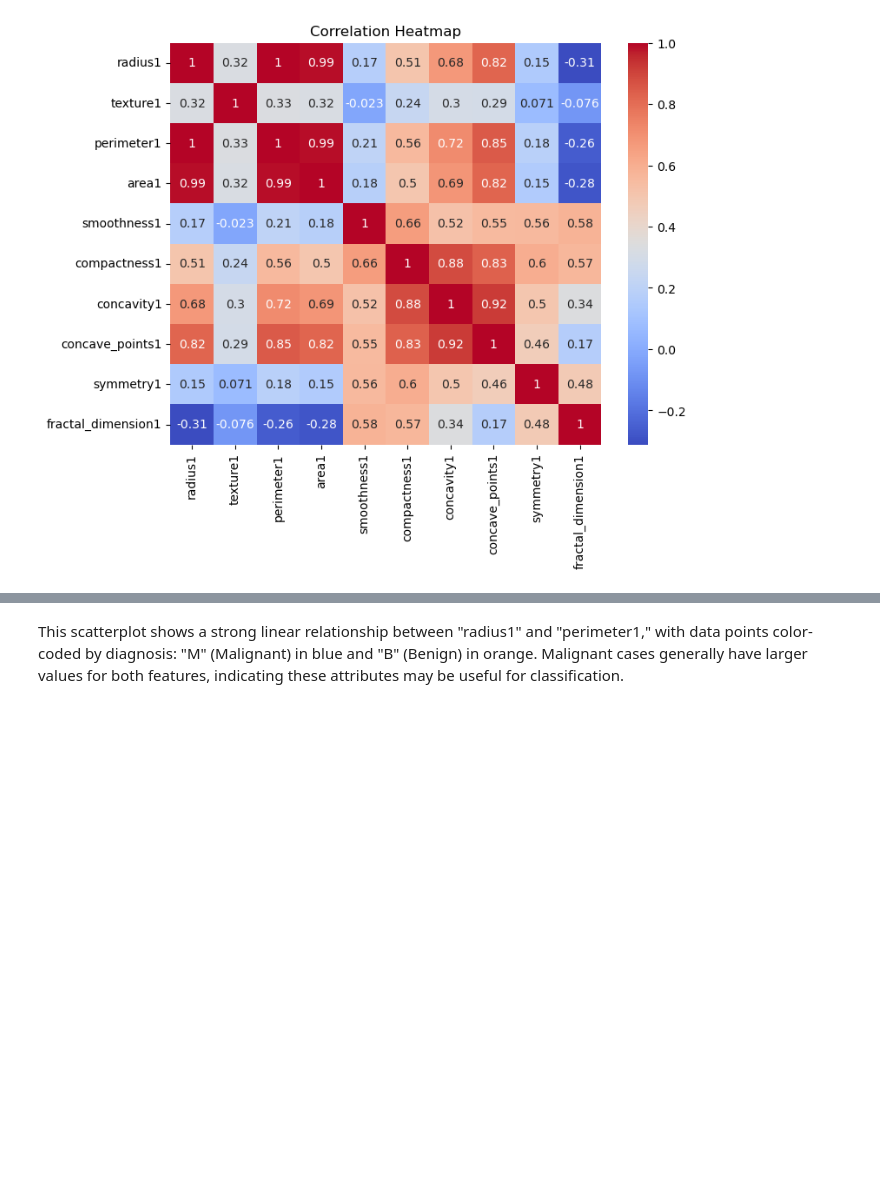
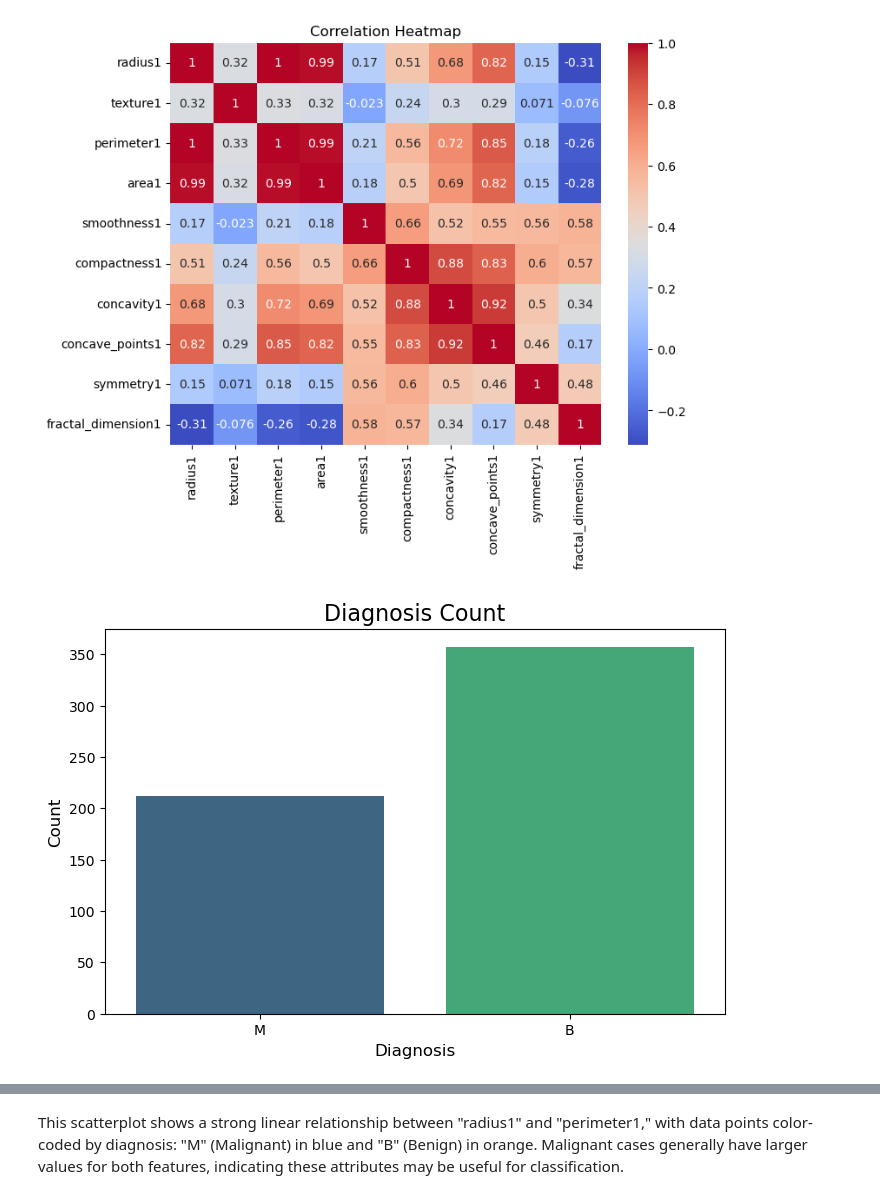
Before and after one commit to Niklauzi/Machine-Learning-Projects, a Jupyter notebook: Health Domain/Breast Cancer Wisconsin (Diagnostic)/Breast Cancer Wisconsin (Diagnostic).ipynb, the cells around one changed output, grey strips where cells are left out. Saved outputs shown, nothing was run; the diff lists cells and outputs as text; code cells hidden in the pictures; blank space fills up the shorter version.

```diff
--- a/Health Domain/Breast Cancer Wisconsin (Diagnostic)/Breast Cancer Wisconsin (Diagnostic).ipynb
+++ b/Health Domain/Breast Cancer Wisconsin (Diagnostic)/Breast Cancer Wisconsin (Diagnostic).ipynb
@@ -218,5 +218,19 @@ plt.show()
 [figure]
 # %%
 # Visualizing Relationships among some features
+# %%
+
+plt.figure(figsize=(8, 5))
+sns.countplot(data=df, x='Diagnosis', palette='viridis')
+
+# Adding title and labels
+plt.title('Diagnosis Count', fontsize=16)
+plt.xlabel('Diagnosis', fontsize=12)
+plt.ylabel('Count', fontsize=12)
+
+# Display the plot
+plt.show()
+# %% [output]
+[figure, added]
 # %%
 sns.scatterplot(data = df, x='radius1', y='perimeter1', hue='Diagnosis')
```
Also changed, not shown: parts of 13 cells of this notebook, 1 other file.
